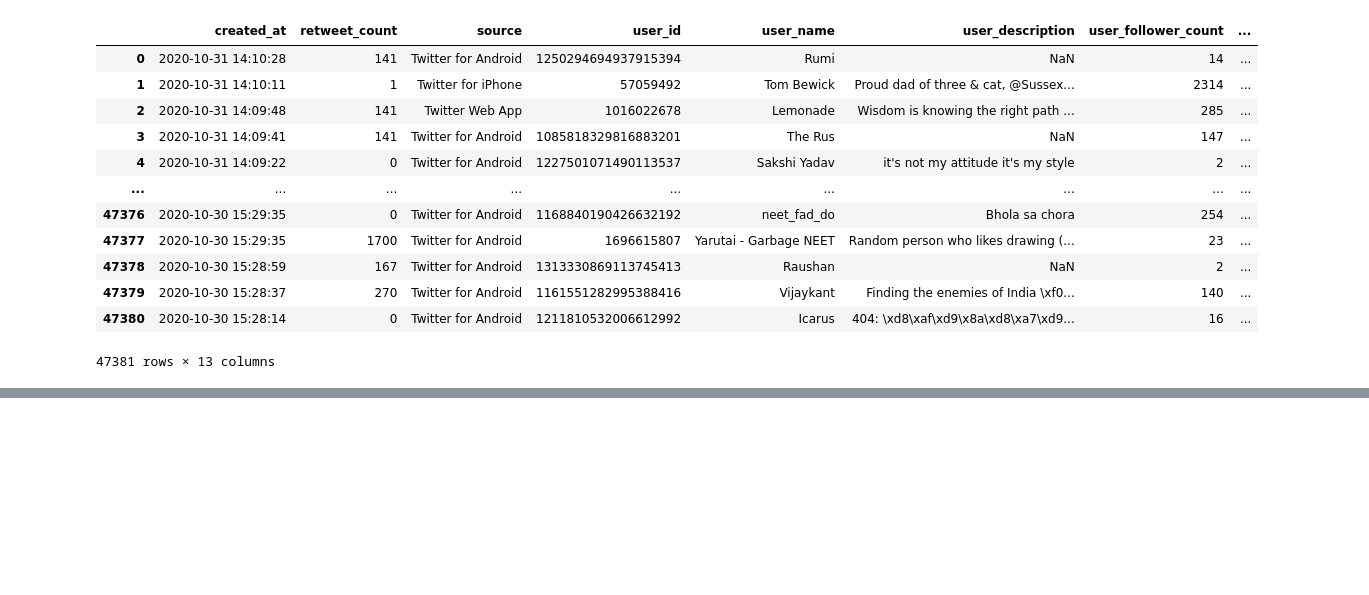
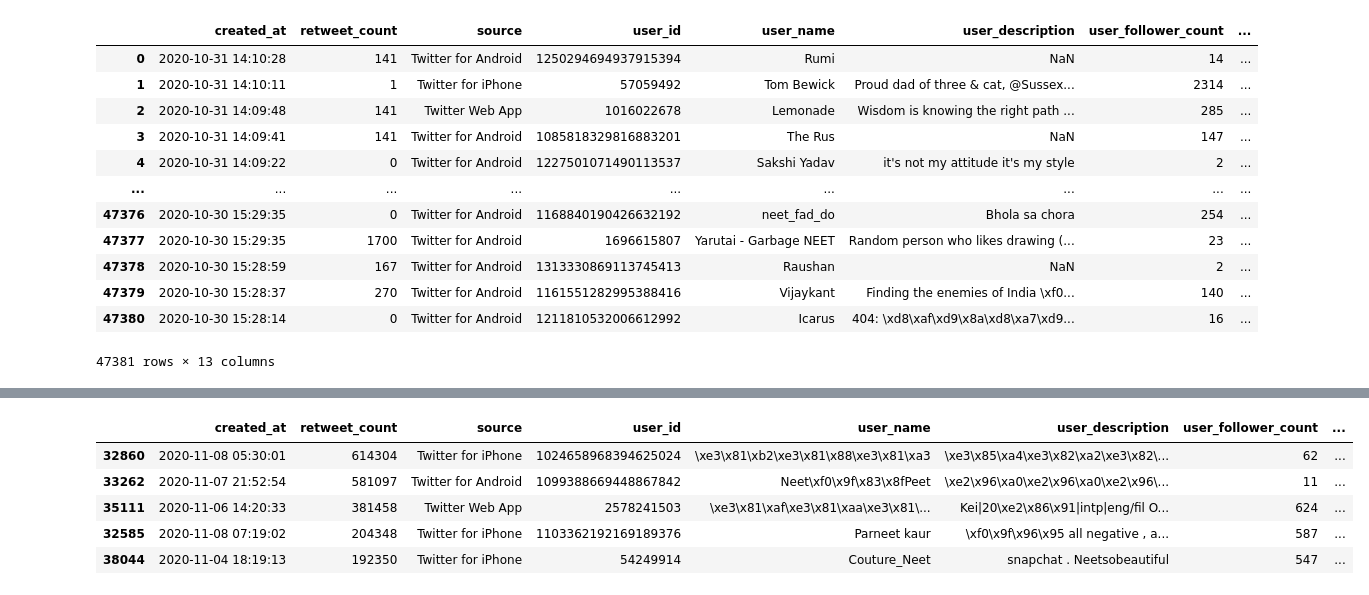
Before and after one commit to Himanshu25a/GenAI0100, a Jupyter notebook: task_10.ipynb, the cells around one changed output, grey strips where cells are left out. Drawn from its saved outputs; the diff is of its cells as text; code cells hidden in the pictures; blank space fills up the shorter version.

```diff
--- a/task_10.ipynb
+++ b/task_10.ipynb
@@ -39,5 +39,5 @@ dff
 # %%
 df_sort=dff.sort_values("retweet_count",ascending=False)
 # %%
-df_sort.head
+df_sort.head()
 # %% [output]
@@ -61 +44,7 @@ df_sort.head
+|  | created_at | retweet_count | source | user_id | user_name | user_description | user_follower_count | ... |
+| 32860 | 2020-11-08 05:30:01 | 614304 | Twitter for iPhone | 1024658968394625024 | \xe3\x81\xb2\xe3\x81\x88\xe3\x81\xa3 | \xe3\x85\xa4\xe3\x82\xa2\xe3\x82\... | 62 | ... |
+| 33262 | 2020-11-07 21:52:54 | 581097 | Twitter for Android | 1099388669448867842 | Neet\xf0\x9f\x83\x8fPeet | \xe2\x96\xa0\xe2\x96\xa0\xe2\x96\... | 11 | ... |
+| 35111 | 2020-11-06 14:20:33 | 381458 | Twitter Web App | 2578241503 | \xe3\x81\xaf\xe3\x81\xaa\xe3\x81\... | Kei|20\xe2\x86\x91|intp|eng/fil O... | 624 | ... |
+| 32585 | 2020-11-08 07:19:02 | 204348 | Twitter for iPhone | 1103362192169189376 | Parneet kaur | \xf0\x9f\x96\x95 all negative , a... | 587 | ... |
+| 38044 | 2020-11-04 18:19:13 | 192350 | Twitter for iPhone | 54249914 | Couture_Neet | snapchat . Neetsobeautiful | 547 | ... |
 # %%
```
Also changed, not shown: parts of 22 cells of this notebook, 6 other files.
